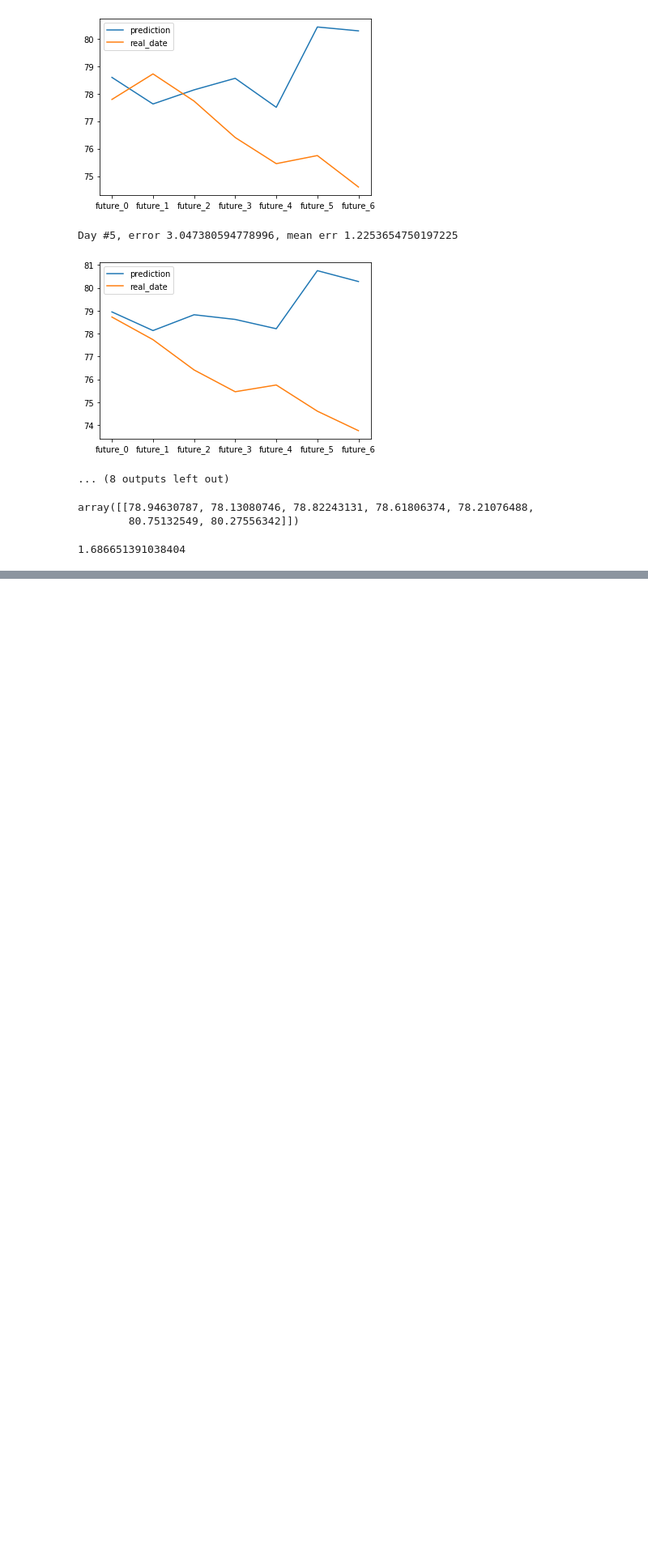
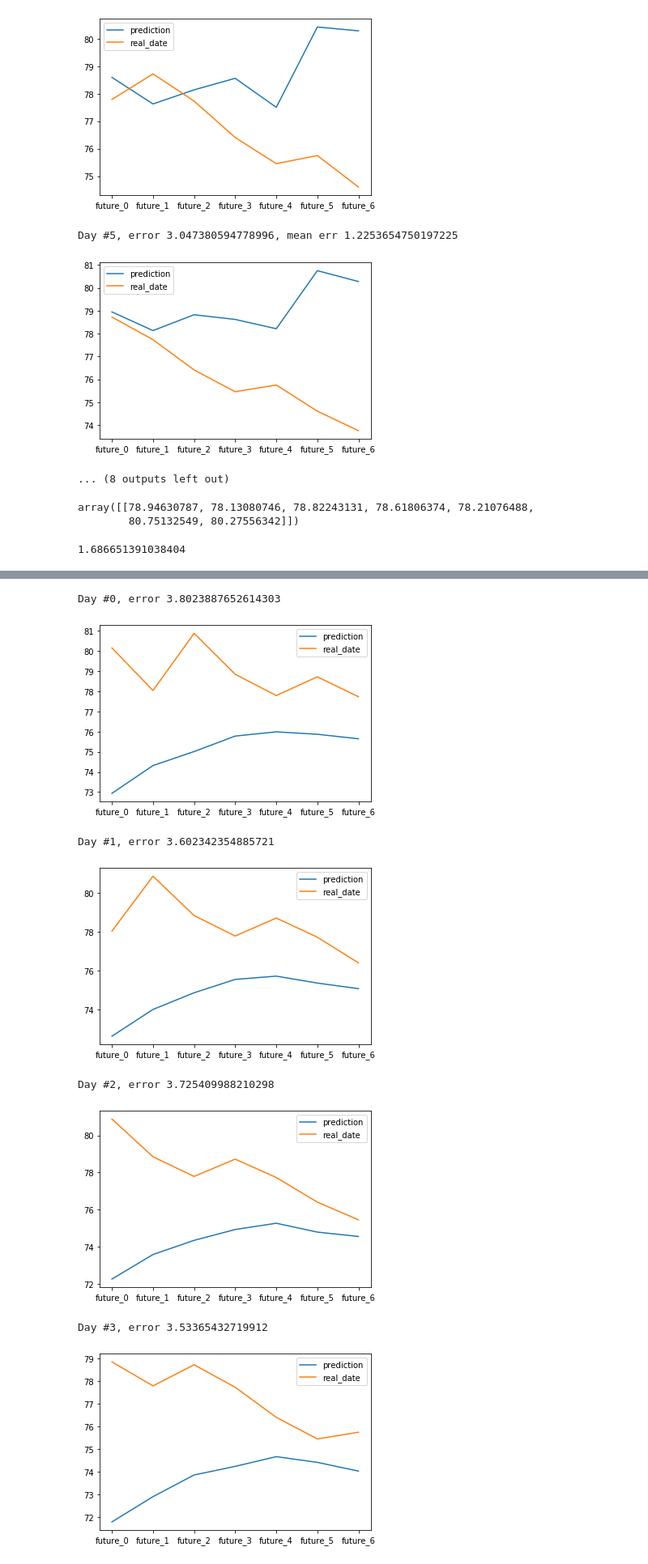
Before and after one commit to mellanrosten/data_science, a Jupyter notebook: dollars_course.ipynb, the cells around one changed output, grey strips where cells are left out. Shown: that part at 81% size. Cells and saved outputs as stored; diff of their text form; code cells hidden in the pictures; blank space fills up the shorter version.

```diff
--- a/dollars_course.ipynb
+++ b/dollars_course.ipynb
@@ -187,3 +187,18 @@ array([[78.94630787, 78.13080746, 78.82243131, 78.61806374, 78.21076488,
 mean_absolute_error(prediction[0], Y_test.iloc[0])
 # %% [output]
 1.686651391038404
+# %%
+from sklearn.model_selection import GridSearchCV
+from sklearn.ensemble import RandomForestRegressor
+RFG = RandomForestRegressor()
+# %%
+params = {
+    'max_depth': [3, 5, 20],
+    "n_estimators": [100, 1000, 2000],
+    'max_features': ['sqrt', 'log2'],
+}
+# 12 комбинаций
+#cv = 5 -> 60 моделей
+#n_jobs -позволяем использовать все ядра нашего процессора
+GS = GridSearchCV(RFG, params, 'neg_mean_absolute_error', cv=5, n_jobs=-1)
+GS.fit(X, Y)
@@ -189,0 +244,19 @@ mean_absolute_error(prediction[0], Y_test.iloc[0])
+# %%
+for i in range(10):
+    prediction = GS.best_estimator_.predict([X_test.iloc[i]])
+    err = mean_absolute_error(prediction[0],Y_test.iloc[i])
+    print(f"Day #{i}, error {err}")
+
+    plt.plot(prediction[0], label='prediction')
+    plt.plot(Y_test.iloc[i], label='real_date')
+    plt.legend()
+    plt.show()
+# %% [output]
+Day #0, error 3.8023887652614303
+[figure, added]
+Day #1, error 3.602342354885721
+[figure, added]
+Day #2, error 3.725409988210298
+[figure, added]
+Day #3, error 3.53365432719912
+[figure, added]
```
Also changed, not shown: parts of 5 cells of this notebook, 1 other file.
